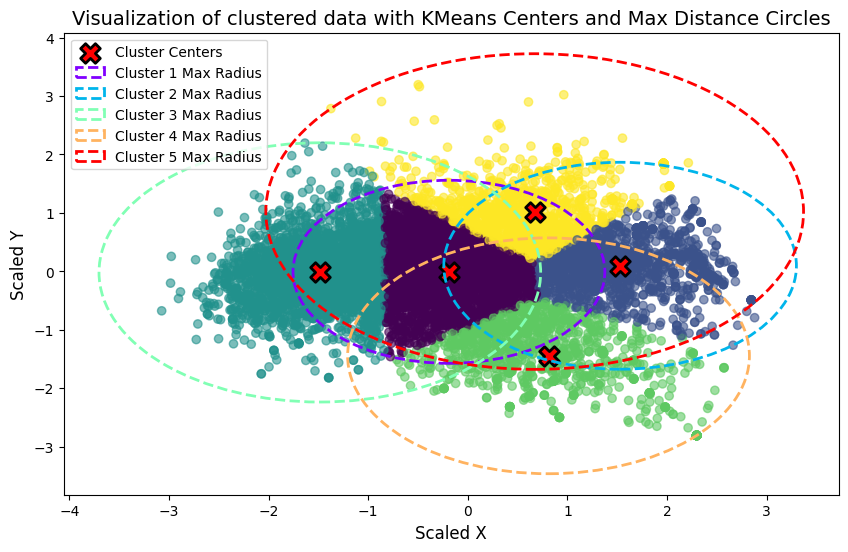
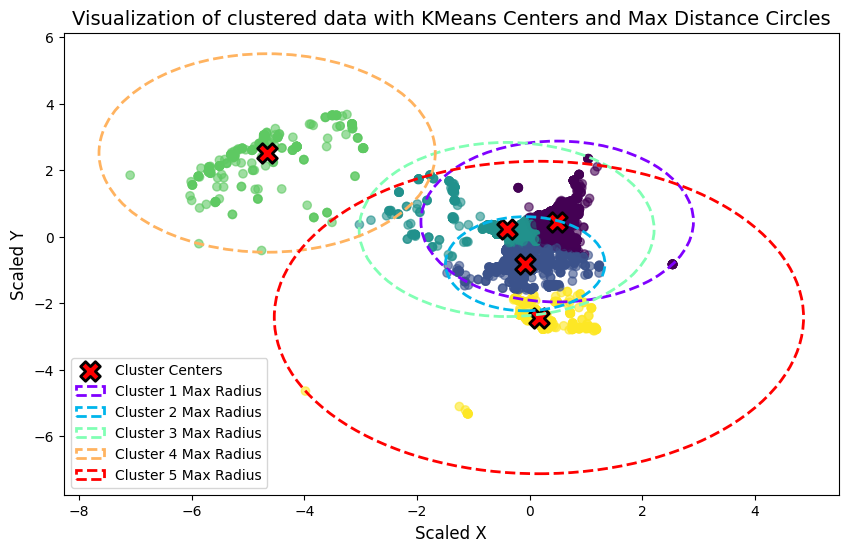
The notebook cell's code change between the first figure and the second:
--- before
+++ after
@@ -5,6 +5,6 @@
 # Create the scatter plot for clusters
 plt.figure(figsize=(10, 6))
-plt.scatter(pca_data[:,0], pca_data[:,1], 
-            c=text_data['TextualCluster'], cmap='viridis', marker='o', alpha=0.6)
+plt.scatter(scaled_spatial_data['normLatitude'], scaled_spatial_data['normLongitude'], 
+            c=df['SpatialCluster'], cmap='viridis', marker='o', alpha=0.6)
 
 # Plot the cluster centers

Commit: minor code changes in main notebook